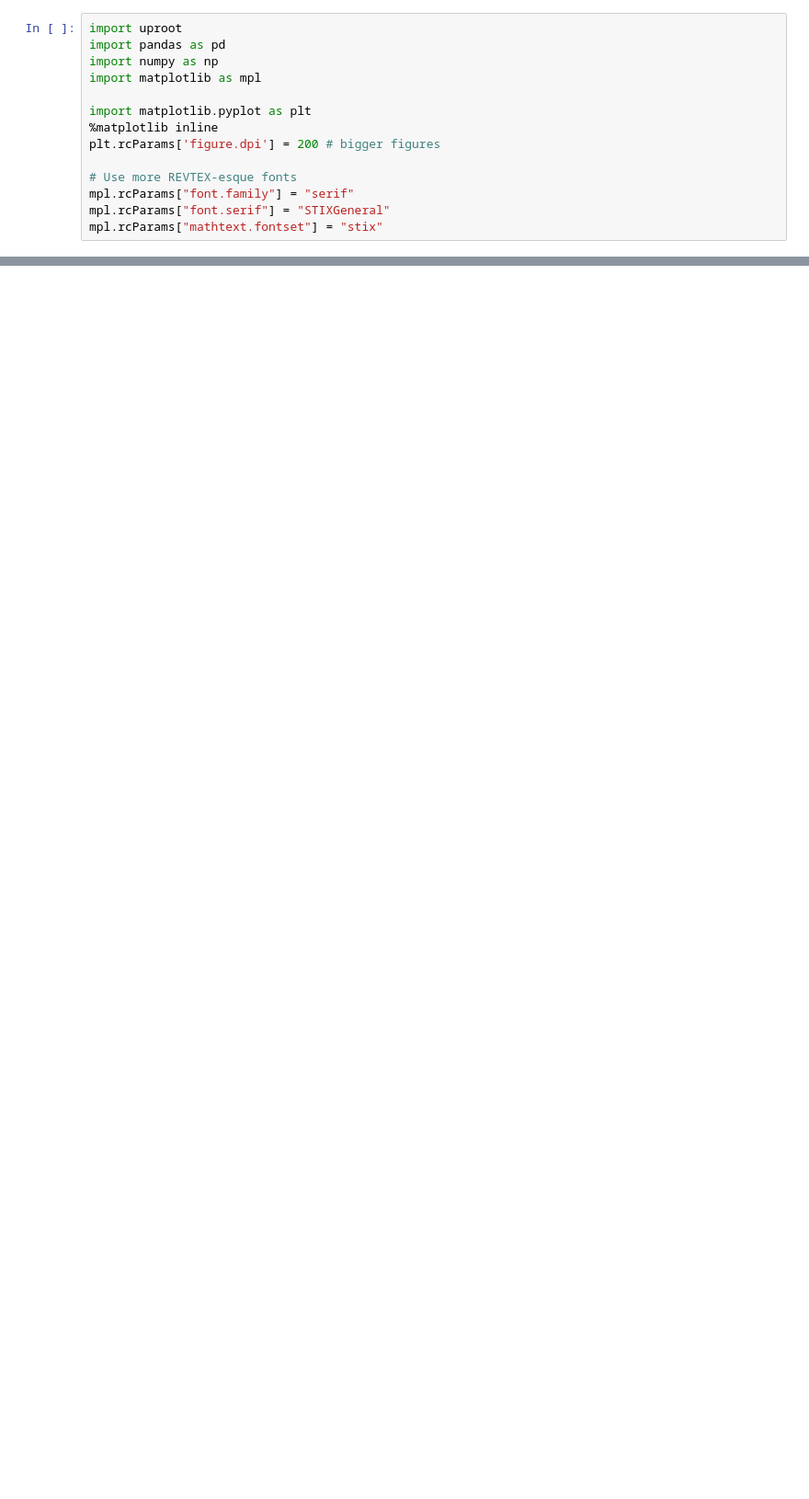
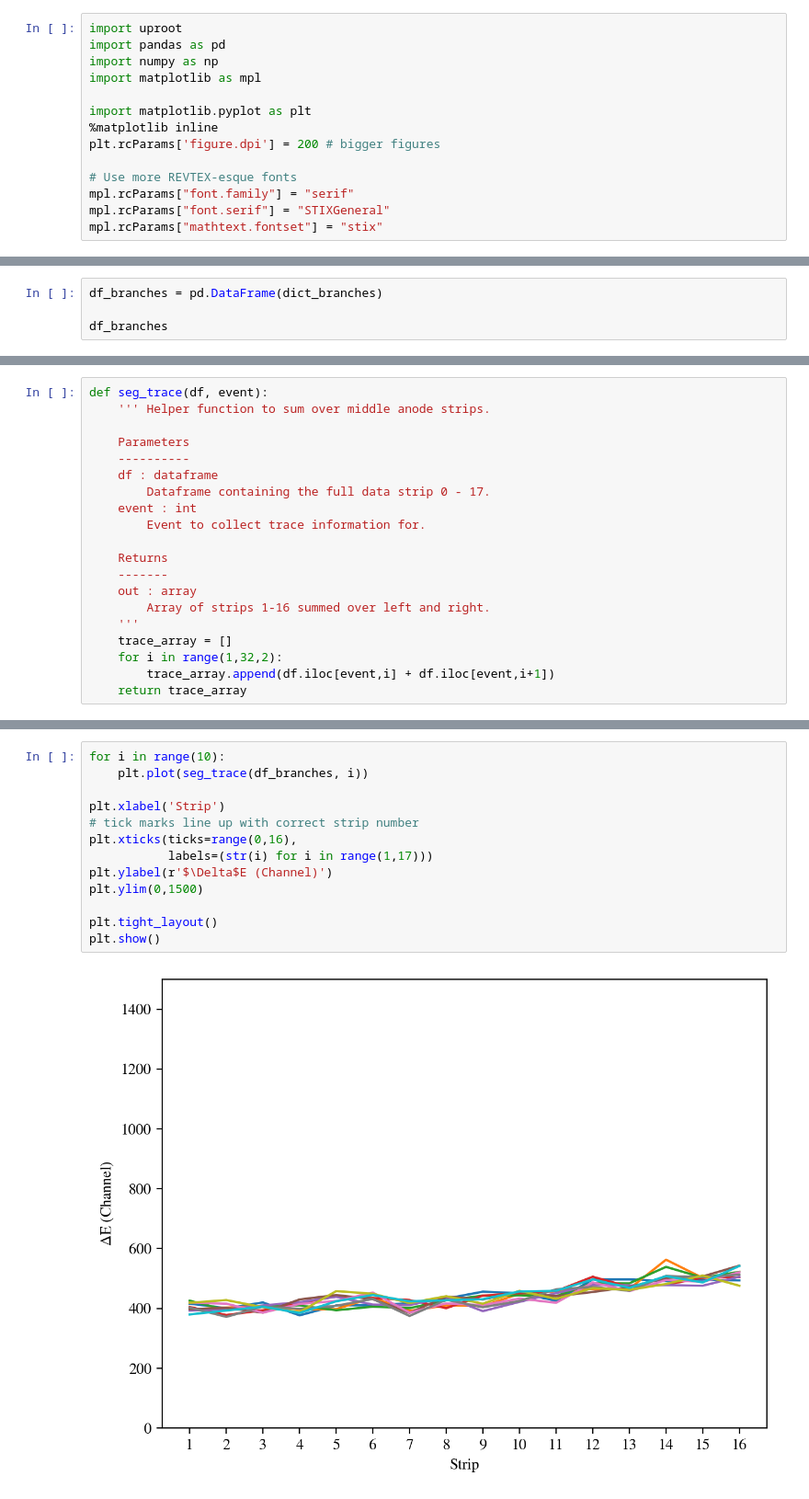
Before and after one commit to dneto1729/MUSIC_with_python, a Jupyter notebook: examples/2 - Getting MUSIC traces.ipynb, the cells around one changed output, grey strips where cells are left out. Shown at 92% size. Cells and saved outputs as stored; diff of their text form; blank space fills up the shorter version.

```diff
--- a/examples/2 - Getting MUSIC traces.ipynb
+++ b/examples/2 - Getting MUSIC traces.ipynb
@@ -28,0 +187,4 @@ branches
+# %%
+df_branches = pd.DataFrame(dict_branches)
+
+df_branches
@@ -28,0 +219,20 @@ branches
+# %%
+def seg_trace(df, event):
+    ''' Helper function to sum over middle anode strips.
+
+    Parameters
+    ----------
+    df : dataframe
+        Dataframe containing the full data strip 0 - 17.
+    event : int
+        Event to collect trace information for.
+
+    Returns
+    -------
+    out : array
+        Array of strips 1-16 summed over left and right.
+    '''
+    trace_array = []
+    for i in range(1,32,2):
+        trace_array.append(df.iloc[event,i] + df.iloc[event,i+1])
+    return trace_array
@@ -28,0 +241,15 @@ branches
+# %%
+for i in range(10):
+    plt.plot(seg_trace(df_branches, i))
+
+plt.xlabel('Strip')
+# tick marks line up with correct strip number
+plt.xticks(ticks=range(0,16),
+           labels=(str(i) for i in range(1,17)))
+plt.ylabel(r'$\Delta$E (Channel)')
+plt.ylim(0,1500)
+
+plt.tight_layout()
+plt.show()
+# %% [output]
+[figure, added]
```
Also changed, not shown: parts of 31 cells of this notebook.
